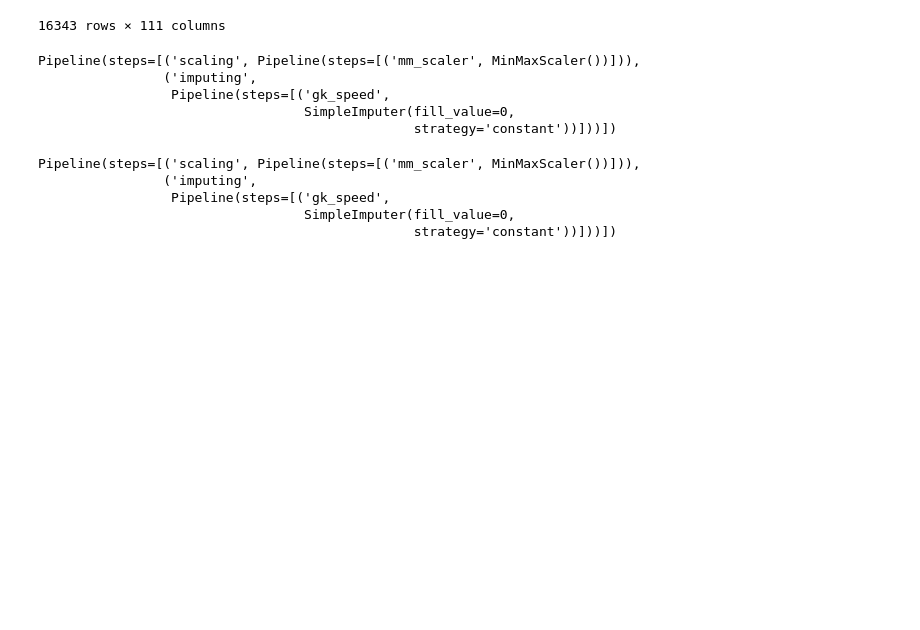
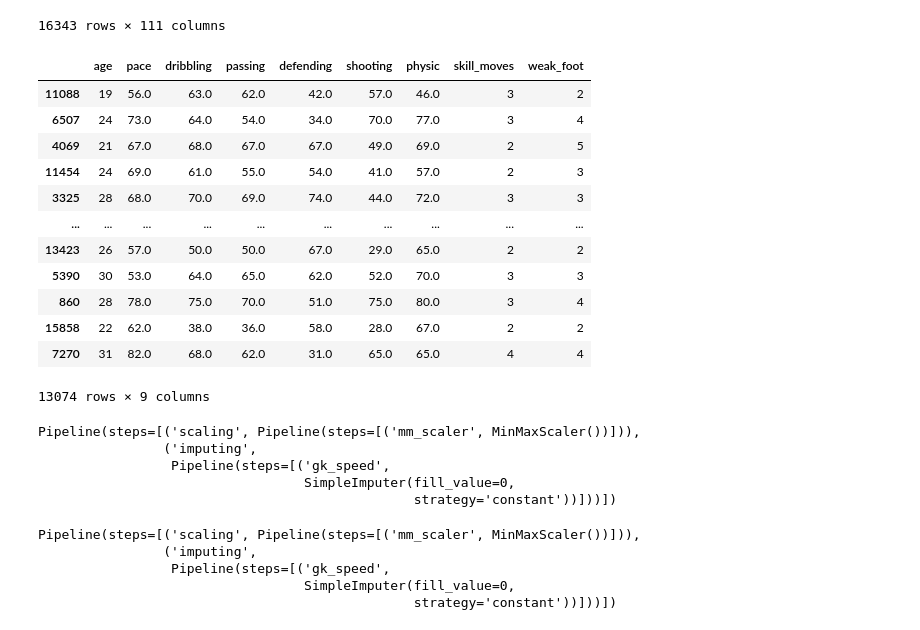
Before and after one commit to arundelljr/MoneyBaller, a Jupyter notebook: moneyballer/position_classifier.ipynb, the cells around one changed output. Cells and saved outputs as stored; diff of their text form; code cells hidden in the pictures; blank space fills up the shorter version.

```diff
--- a/moneyballer/position_classifier.ipynb
+++ b/moneyballer/position_classifier.ipynb
@@ -106,6 +106,22 @@ df
 X = df[detailed_skill_attributes] #1 car c'est une liste
 y = df['role']
 X_train, X_test, y_train, y_test = train_test_split(X, y, test_size=0.2, random_state=42)
+# %%
+X_train
+# %% [output]
+|  | age | pace | dribbling | passing | defending | shooting | physic | skill_moves | weak_foot |
+| 11088 | 19 | 56.0 | 63.0 | 62.0 | 42.0 | 57.0 | 46.0 | 3 | 2 |
+| 6507 | 24 | 73.0 | 64.0 | 54.0 | 34.0 | 70.0 | 77.0 | 3 | 4 |
+| 4069 | 21 | 67.0 | 68.0 | 67.0 | 67.0 | 49.0 | 69.0 | 2 | 5 |
+| 11454 | 24 | 69.0 | 61.0 | 55.0 | 54.0 | 41.0 | 57.0 | 2 | 3 |
+| 3325 | 28 | 68.0 | 70.0 | 69.0 | 74.0 | 44.0 | 72.0 | 3 | 3 |
+| ... | ... | ... | ... | ... | ... | ... | ... | ... | ... |
+| 13423 | 26 | 57.0 | 50.0 | 50.0 | 67.0 | 29.0 | 65.0 | 2 | 2 |
+| 5390 | 30 | 53.0 | 64.0 | 65.0 | 62.0 | 52.0 | 70.0 | 3 | 3 |
+| 860 | 28 | 78.0 | 75.0 | 70.0 | 51.0 | 75.0 | 80.0 | 3 | 4 |
+| 15858 | 22 | 62.0 | 38.0 | 36.0 | 58.0 | 28.0 | 67.0 | 2 | 2 |
+| 7270 | 31 | 82.0 | 68.0 | 62.0 | 31.0 | 65.0 | 65.0 | 4 | 4 |
+13074 rows × 9 columns
 # %%
 # our similarity matching is only based on detailed skill attribtues
 # attacking_skill_attributes = [
```
Also changed, not shown: parts of 6 cells of this notebook, 1 other file.
